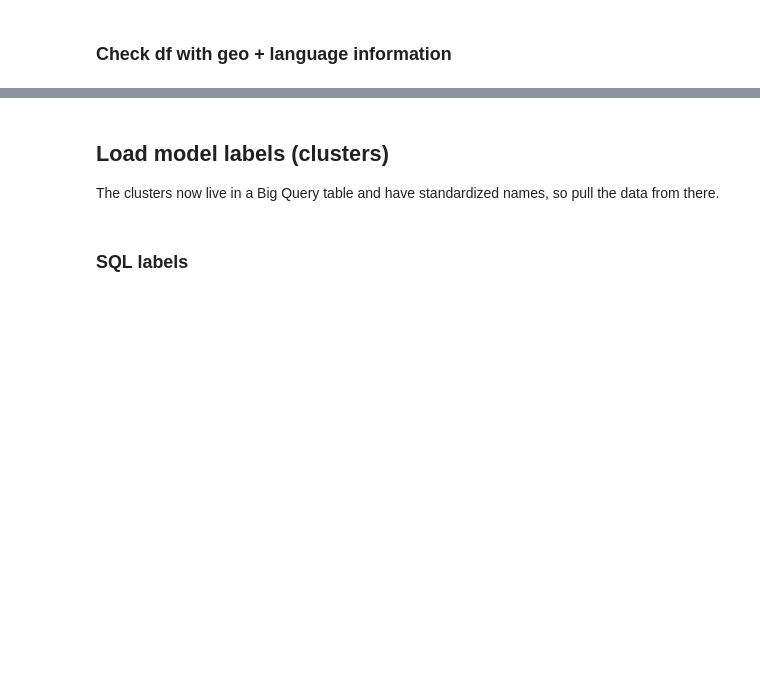
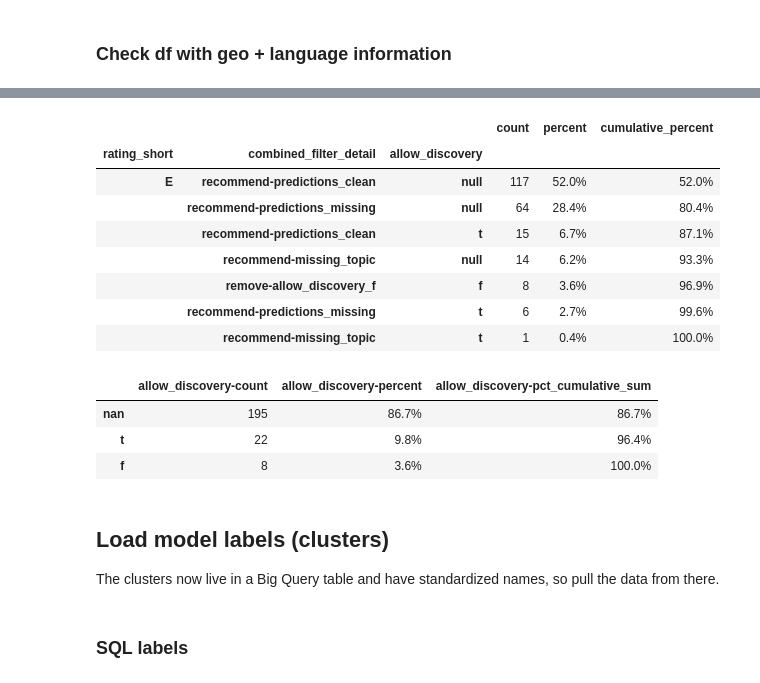
Before and after one commit to nazanin-zinouri/subclu, a Jupyter notebook: notebooks/v0.5.0/colab/_01_new_qa_for_fprs/djb_topic_clusters-D01.0-2022-07-15-v0.5.0_Spain_subreddits_for_FPR_QA_colab_more_automation.ipynb, the cells around one changed output, grey strips where cells are left out. Saved outputs shown, nothing was run; the diff lists cells and outputs as text; code cells hidden in the pictures; blank space fills up the shorter version.

```diff
--- a/notebooks/v0.5.0/colab/_01_new_qa_for_fprs/djb_topic_clusters-D01.0-2022-07-15-v0.5.0_Spain_subreddits_for_FPR_QA_colab_more_automation.ipynb
+++ b/notebooks/v0.5.0/colab/_01_new_qa_for_fprs/djb_topic_clusters-D01.0-2022-07-15-v0.5.0_Spain_subreddits_for_FPR_QA_colab_more_automation.ipynb
@@ -326,3 +349,27 @@ df_geo.iloc[:4, :11]
+# %%
+value_counts_and_pcts(
+    df_geo,
+    ['rating_short', 'combined_filter_detail', 'allow_discovery']
+)
+# %% [output]
+|  |  |  | count | percent | cumulative_percent |
+| rating_short | combined_filter_detail | allow_discovery |  |  |  |
+| E | recommend-predictions_clean | null | 117 | 52.0% | 52.0% |
+|  | recommend-predictions_missing | null | 64 | 28.4% | 80.4% |
+|  | recommend-predictions_clean | t | 15 | 6.7% | 87.1% |
+|  | recommend-missing_topic | null | 14 | 6.2% | 93.3% |
+|  | remove-allow_discovery_f | f | 8 | 3.6% | 96.9% |
+|  | recommend-predictions_missing | t | 6 | 2.7% | 99.6% |
+|  | recommend-missing_topic | t | 1 | 0.4% | 100.0% |
+# %%
+value_counts_and_pcts(
+    df_geo['allow_discovery']
+)
+# %% [output]
+|  | allow_discovery-count | allow_discovery-percent | allow_discovery-pct_cumulative_sum |
+| nan | 195 | 86.7% | 86.7% |
+| t | 22 | 9.8% | 96.4% |
+| f | 8 | 3.6% | 100.0% |
 # %% [markdown]
 ## Load model labels (clusters)
 
```
Also changed, not shown: parts of 29 cells of this notebook, 5 other files.
